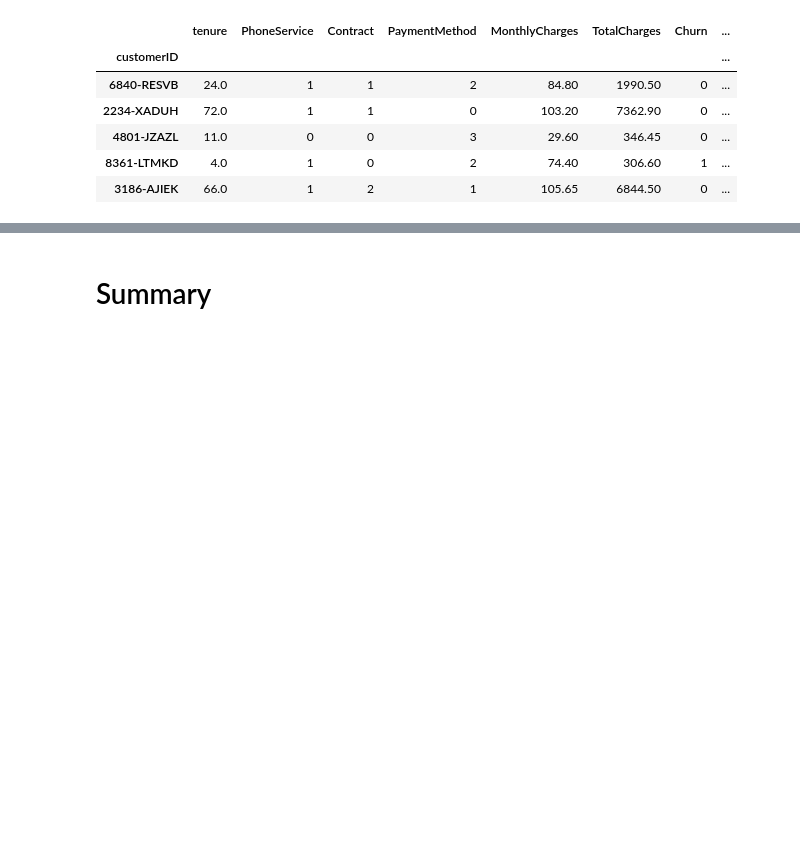
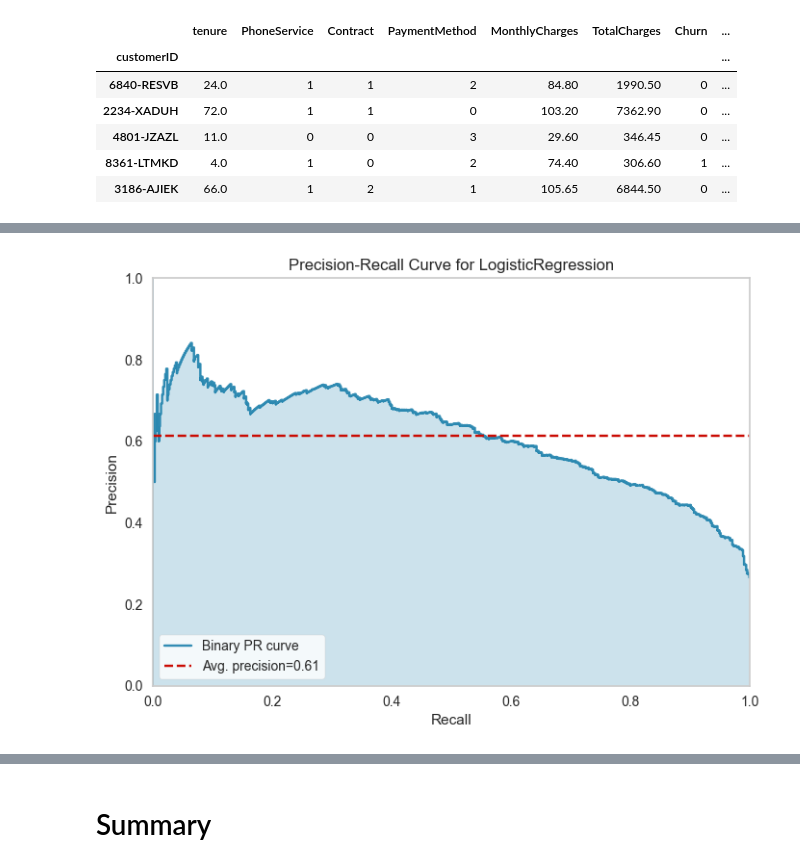
Before and after one commit to chandra122/ChurnModeling, a Jupyter notebook: Week_5_assignment_starter.ipynb, the cells around one changed output, grey strips where cells are left out. Cells and saved outputs as stored; diff of their text form; code cells hidden in the pictures; blank space fills up the shorter version.

```diff
--- a/Week_5_assignment_starter.ipynb
+++ b/Week_5_assignment_starter.ipynb
@@ -118,0 +221,3 @@ ModuleNotFoundError: No module named 'pycaret'
+# %%
+plot_model(best_model, plot='pr')
+# %% [output]
@@ -118,0 +225 @@ ModuleNotFoundError: No module named 'pycaret'
+[figure, added]
```
Also changed, not shown: parts of 43 cells of this notebook, 10 other files.
